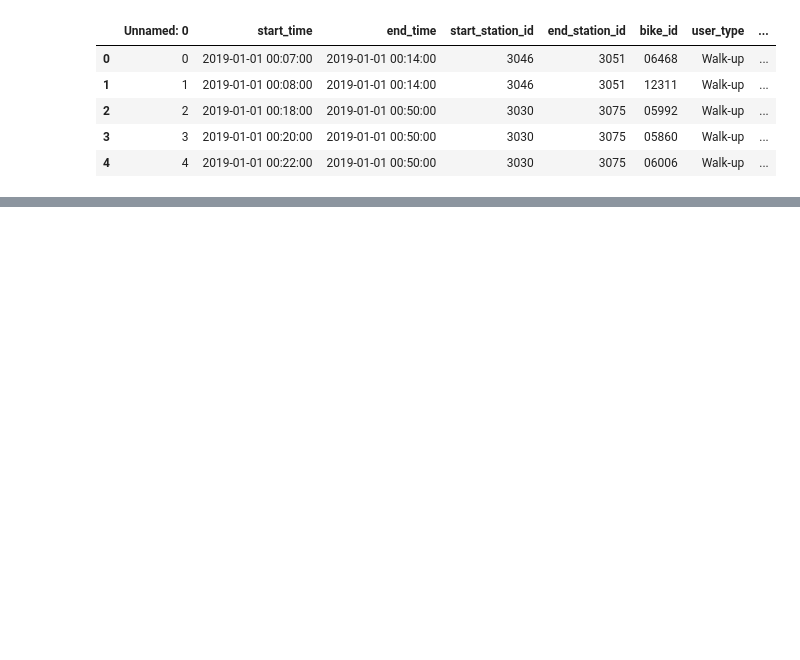
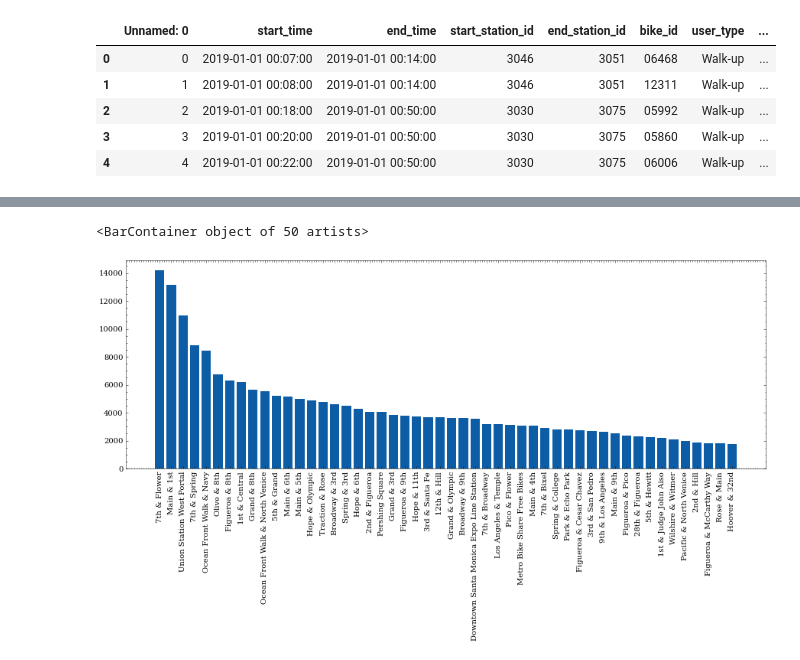
Before and after one commit to lzaruchas/grosse_maedchengruppe_AA2022, a Jupyter notebook: Steffis_Workspace/Geographical_Demand.ipynb, the cells around one changed output, grey strips where cells are left out. Saved outputs shown, nothing was run; the diff lists cells and outputs as text; code cells hidden in the pictures; blank space fills up the shorter version.

```diff
--- a/Steffis_Workspace/Geographical_Demand.ipynb
+++ b/Steffis_Workspace/Geographical_Demand.ipynb
@@ -40,2 +20,3 @@ array([3046, 3030, 3029, 3022, 3064, 3069, 4211, 3027, 3006, 3035, 3031,
 # %%
-la['start_station_id'].count
+start_station = la['start_station_name'].value_counts()
+end_station = la['end_station_name'].value_counts()
@@ -54,0 +23,5 @@ Name: start_station_id, Length: 290342, dtype: int64>
+# %%
+start_station_df = start_station.to_frame()
+start_station_df = start_station_df.rename(columns={'start_station_name': 'count'})
+start_station_df['start_station_name'] = start_station_df.index
+start_station_df
@@ -54,0 +42,7 @@ Name: start_station_id, Length: 290342, dtype: int64>
+# %%
+fig, ax = plt.subplots(figsize=[15,5])
+plt.setp(ax.xaxis.get_majorticklabels(),rotation=90,fontsize=10)
+ax.bar(start_station_df['start_station_name'].iloc[:50], start_station_df['count'].iloc[:50])
+# %% [output]
+<BarContainer object of 50 artists>
+[figure, added]
```
Also changed, not shown: parts of 3 cells of this notebook.
